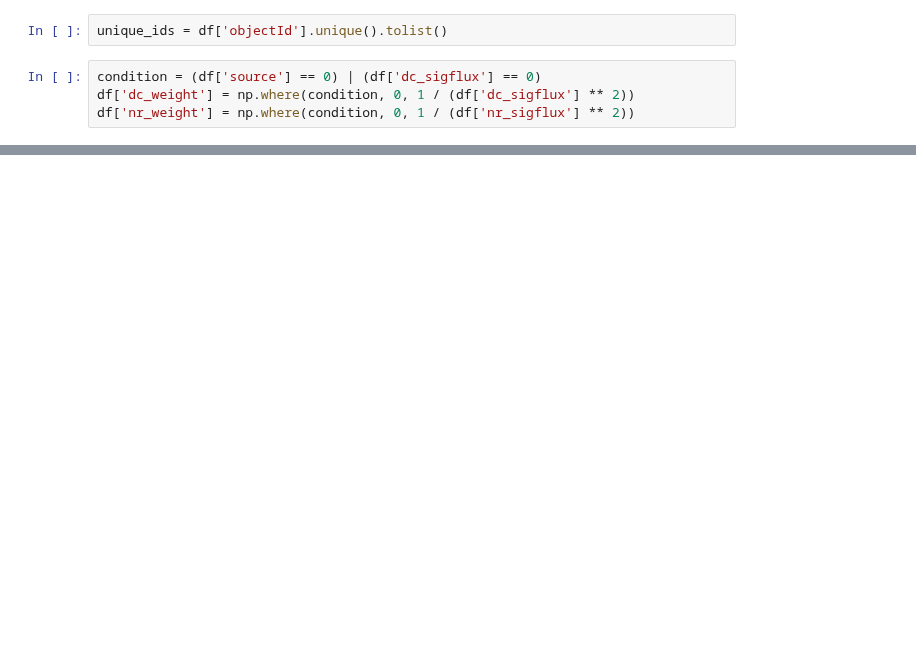
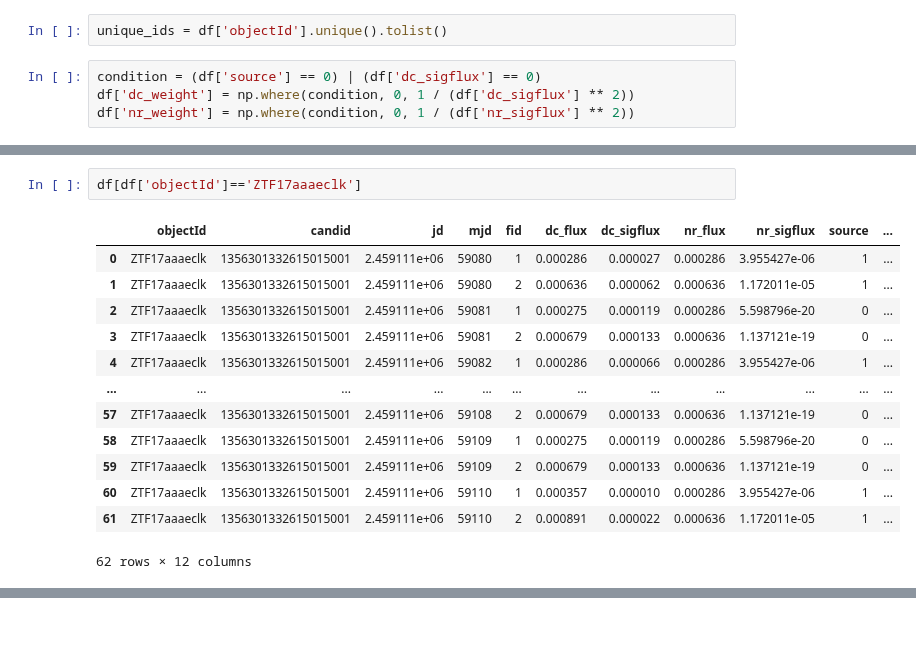
Before and after one commit to ManuGangler/FAnomAlly, a Jupyter notebook: notebook/retrieve_data.ipynb, the cells around one changed output, grey strips where cells are left out. Saved outputs shown, nothing was run; the diff lists cells and outputs as text; blank space fills up the shorter version.

```diff
--- a/notebook/retrieve_data.ipynb
+++ b/notebook/retrieve_data.ipynb
@@ -100,0 +168,16 @@ d
+# %%
+df[df['objectId']=='ZTF17aaaeclk']
+# %% [output]
+|  | objectId | candid | jd | mjd | fid | dc_flux | dc_sigflux | nr_flux | nr_sigflux | source | ... |
+| 0 | ZTF17aaaeclk | 1356301332615015001 | 2.459111e+06 | 59080 | 1 | 0.000286 | 0.000027 | 0.000286 | 3.955427e-06 | 1 | ... |
+| 1 | ZTF17aaaeclk | 1356301332615015001 | 2.459111e+06 | 59080 | 2 | 0.000636 | 0.000062 | 0.000636 | 1.172011e-05 | 1 | ... |
+| 2 | ZTF17aaaeclk | 1356301332615015001 | 2.459111e+06 | 59081 | 1 | 0.000275 | 0.000119 | 0.000286 | 5.598796e-20 | 0 | ... |
+| 3 | ZTF17aaaeclk | 1356301332615015001 | 2.459111e+06 | 59081 | 2 | 0.000679 | 0.000133 | 0.000636 | 1.137121e-19 | 0 | ... |
+| 4 | ZTF17aaaeclk | 1356301332615015001 | 2.459111e+06 | 59082 | 1 | 0.000286 | 0.000066 | 0.000286 | 3.955427e-06 | 1 | ... |
+| ... | ... | ... | ... | ... | ... | ... | ... | ... | ... | ... | ... |
+| 57 | ZTF17aaaeclk | 1356301332615015001 | 2.459111e+06 | 59108 | 2 | 0.000679 | 0.000133 | 0.000636 | 1.137121e-19 | 0 | ... |
+| 58 | ZTF17aaaeclk | 1356301332615015001 | 2.459111e+06 | 59109 | 1 | 0.000275 | 0.000119 | 0.000286 | 5.598796e-20 | 0 | ... |
+| 59 | ZTF17aaaeclk | 1356301332615015001 | 2.459111e+06 | 59109 | 2 | 0.000679 | 0.000133 | 0.000636 | 1.137121e-19 | 0 | ... |
+| 60 | ZTF17aaaeclk | 1356301332615015001 | 2.459111e+06 | 59110 | 1 | 0.000357 | 0.000010 | 0.000286 | 3.955427e-06 | 1 | ... |
+| 61 | ZTF17aaaeclk | 1356301332615015001 | 2.459111e+06 | 59110 | 2 | 0.000891 | 0.000022 | 0.000636 | 1.172011e-05 | 1 | ... |
+62 rows × 12 columns
```
Also changed, not shown: parts of 27 cells of this notebook.
